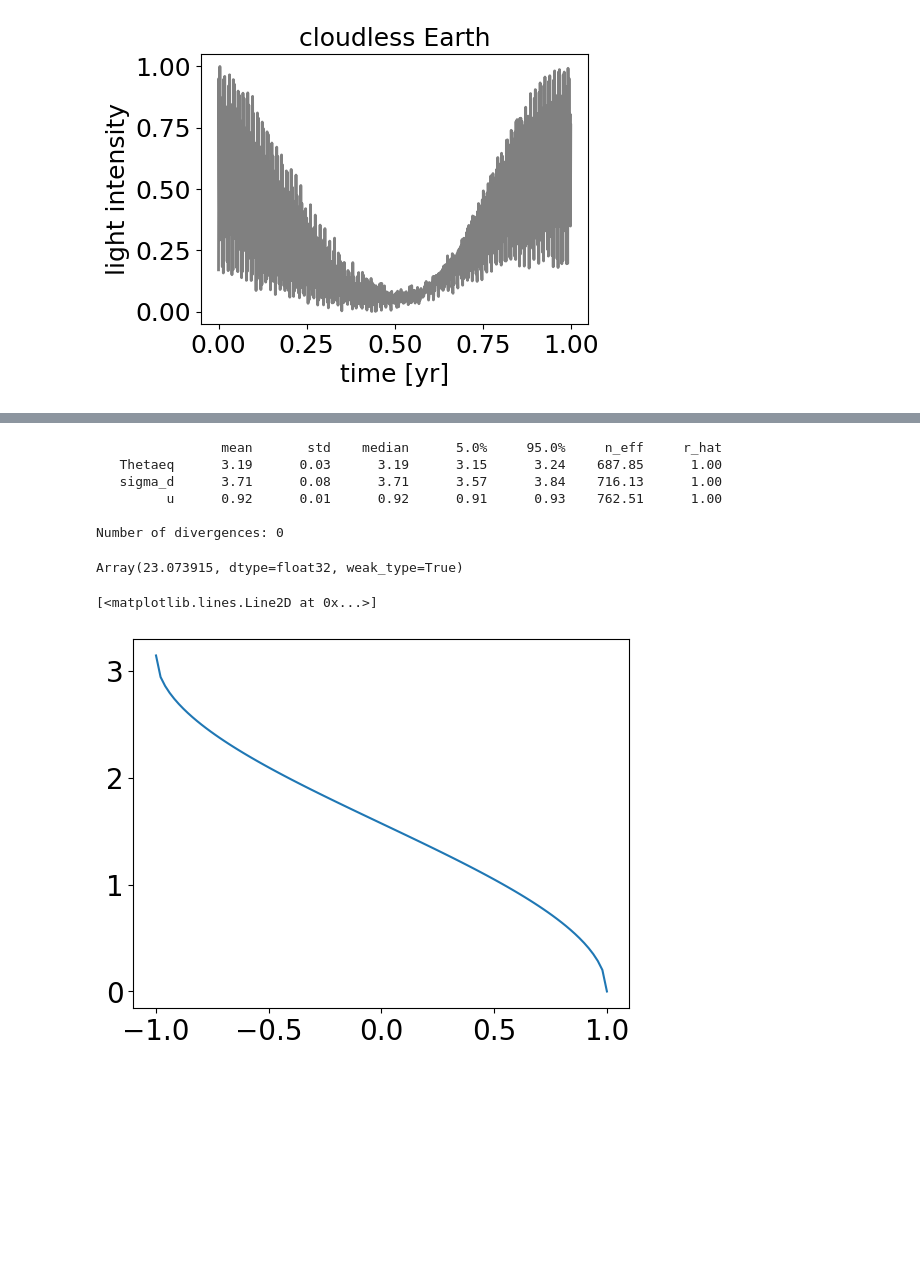
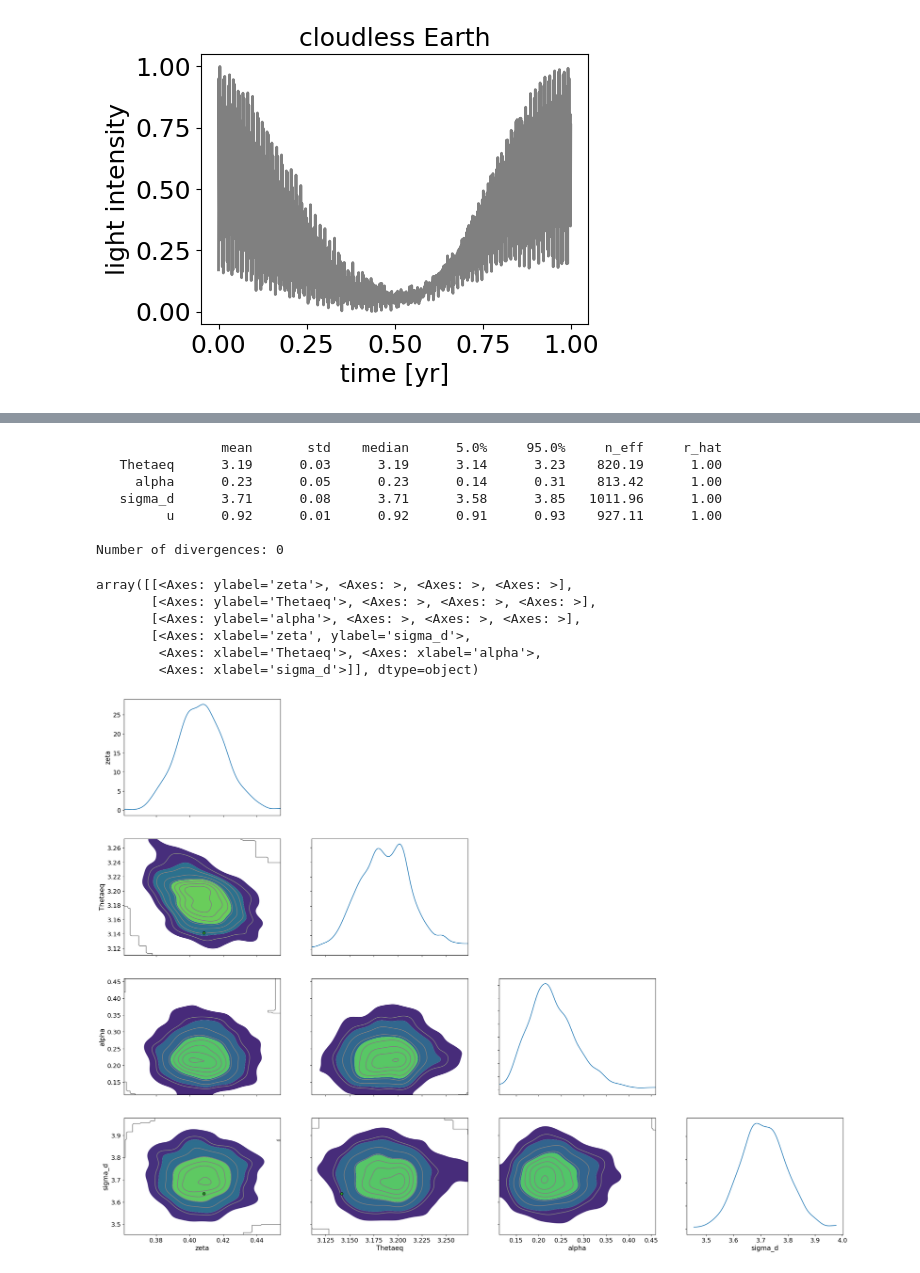
Before and after one commit to HajimeKawahara/sot, a Jupyter notebook: tutorial/nonslip/sot_type1.ipynb, the cells around one changed output, grey strips where cells are left out. Drawn from its saved outputs; the diff is of its cells as text; code cells hidden in the pictures; blank space fills up the shorter version.

Commit message:
NonSLIP tutorial for type1 done

```diff
--- a/tutorial/nonslip/sot_type1.ipynb
+++ b/tutorial/nonslip/sot_type1.ipynb
@@ -123,8 +95,0 @@ np.shape(np.shape(sep))[0]
-# %%
-import jax.numpy as jnp
-gamma=0.32470597615966523
-alpha=0.4172890000949949
-Kernel_model_RBF=alpha*rbf(sep, gamma)
-precision_matrix = np.eye(len(lc))/sigma**2
-mu = meanmap_inverse_type1(geometric_weight, Kernel_model_RBF, precision_matrix, lc) #Ks@W.T@lc
-cov = sigma**2 * Kernel_model_RBF
@@ -144,10 +96,7 @@ from jaxinv.bayes.weighted_kernel import grand_weighted_kernel_type1
 # %%
 Thetaeq = np.pi
 zeta = 23.4 / 180.0 * np.pi
-
-
-#from jax import jit
-# jitrbf = jit(rbf)
+sep=sepmat.calc_sepmatrix(nside)
 
 def model(y):
     #geometric weight
@@ -159,16 +108,15 @@ def model(y):
     geometric_weight = jnp.array(WV[:, :] * WI[:, :])
 
     #GP kernel
-    #alpha = numpyro.sample('alpha', dist.Exponential(1.0))
-    #gamma = numpyro.sample('gamma', dist.Exponential(1.0))
-    gamma=0.32470597615966523
-    alpha=0.4172890000949949
+    alpha = numpyro.sample('alpha', dist.Exponential(1.0))
+    #gamma = numpyro.sample('gamma', dist.Exponential(1.0)) #takes much longer time
+    gamma=0.30
     Kernel_model_RBF=alpha*rbf(sep, gamma)
 
     #data noise
     sigma_d = numpyro.sample('sigma_d', dist.Exponential(1.0))
-
-    kernel = sigma_d**2 * jnp.eye(len(y)) + grand_weighted_kernel_type1(geometric_weight, Kernel_model_RBF + 1.e-6*jnp.eye(Kernel_model_RBF.shape[0]))
+    #jitter = 1.e-6*jnp.eye(Kernel_model_RBF.shape[0]) #add a small jitter to Kernel_model_RBF if it's unstable
+    kernel = sigma_d**2 * jnp.eye(len(y)) + grand_weighted_kernel_type1(geometric_weight, Kernel_model_RBF)
     mu = jnp.zeros_like(y)
     numpyro.sample('y', dist.MultivariateNormal(mu, kernel), obs=y)
 # %%
@@ -181,20 +129,28 @@ mcmc.run(rng_key_, y=lc)
 mcmc.print_summary()
 # %% [output]
                 mean       std    median      5.0%     95.0%     n_eff     r_hat
-   Thetaeq      3.19      0.03      3.19      3.15      3.24    687.85      1.00
-   sigma_d      3.71      0.08      3.71      3.57      3.84    716.13      1.00
-         u      0.92      0.01      0.92      0.91      0.93    762.51      1.00
+   Thetaeq      3.19      0.03      3.19      3.14      3.23    820.19      1.00
+     alpha      0.23      0.05      0.23      0.14      0.31    813.42      1.00
+   sigma_d      3.71      0.08      3.71      3.58      3.85   1011.96      1.00
+         u      0.92      0.01      0.92      0.91      0.93    927.11      1.00
 
 Number of divergences: 0
-# %%
-np.mean(lc) * 0.05
-jnp.arccos(0.92)*180/jnp.pi
-# %% [output]
-Array(23.073915, dtype=float32, weak_type=True)
-# %%
-import matplotlib.pyplot as plt
-x = jnp.linspace(-1.0, 1.0, 100)
-plt.plot(x, jnp.arccos(x))
-# %% [output]
-[<matplotlib.lines.Line2D at 0x...>]
-[figure, removed]
+# %%
+import arviz
+pararr = ["zeta", "Thetaeq", "alpha","sigma_d"]
+arviz.plot_pair(
+    arviz.from_numpyro(mcmc),
+    kind="kde",
+    divergences=False,
+    marginals=True,
+    var_names=pararr,
+    reference_values={"zeta": zeta, "Thetaeq": Thetaeq, "sigma_d": sigma},
+)
+# %% [output]
+array([[<Axes: ylabel='zeta'>, <Axes: >, <Axes: >, <Axes: >],
+       [<Axes: ylabel='Thetaeq'>, <Axes: >, <Axes: >, <Axes: >],
+       [<Axes: ylabel='alpha'>, <Axes: >, <Axes: >, <Axes: >],
+       [<Axes: xlabel='zeta', ylabel='sigma_d'>,
+        <Axes: xlabel='Thetaeq'>, <Axes: xlabel='alpha'>,
+        <Axes: xlabel='sigma_d'>]], dtype=object)
+[figure, added]
```
Also changed, not shown: parts of 15 cells of this notebook.
